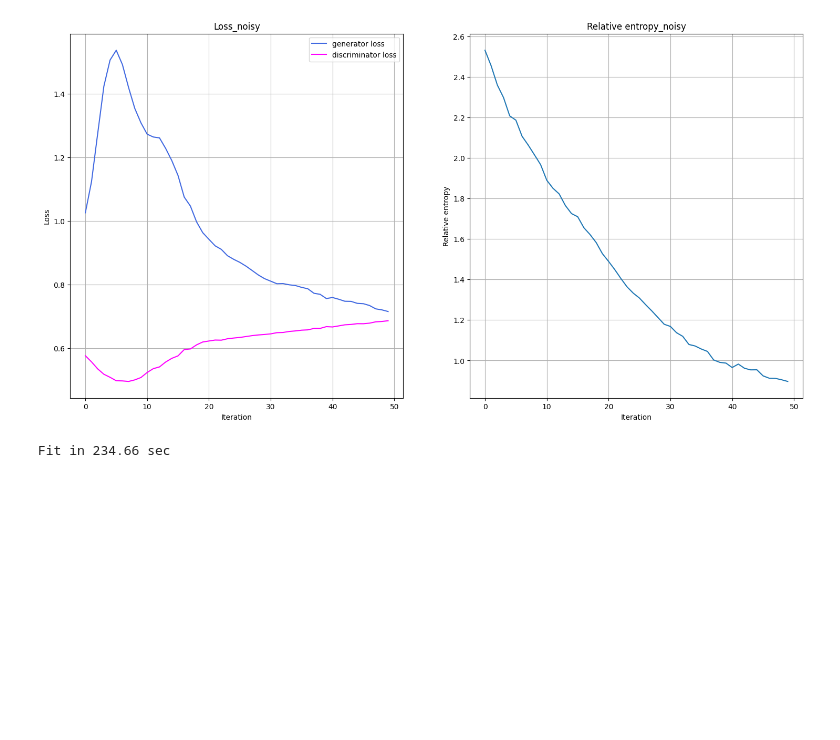
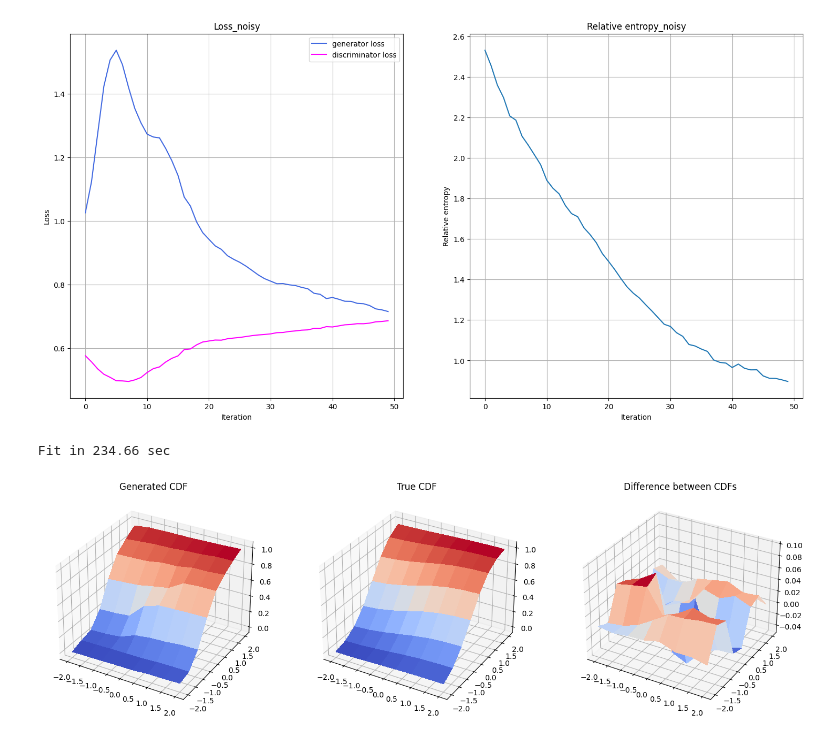
Before and after one commit to bathaee/QGAN-EQ-GAN, a Jupyter notebook: Noisy_quantum_classic_GAN.ipynb, the cells around one changed output. Saved outputs shown, nothing was run; the diff lists cells and outputs as text; code cells hidden in the pictures; blank space fills up the shorter version.

```diff
--- a/Noisy_quantum_classic_GAN.ipynb
+++ b/Noisy_quantum_classic_GAN.ipynb
@@ -545,3 +545,40 @@ print(f"Fit in {elapsed:0.2f} sec")
 # %% [output]
 [figure]
 Fit in 234.66 sec
+# %%
+#Results: Cumulative Density Functions
+
+with torch.no_grad():
+    generated_probabilities = generator().numpy()
+
+with torch.no_grad():
+    generated_probabilities_noise = generator_noise().numpy()
+# %%
+fig = plt.figure(figsize=(18, 9))
+
+# Generated CDF
+gen_prob_grid = np.reshape(np.cumsum(generated_probabilities), grid_shape)
+
+ax1 = fig.add_subplot(1, 3, 1, projection="3d")
+ax1.set_title("Generated CDF")
+ax1.plot_surface(mesh_x, mesh_y, gen_prob_grid, linewidth=0, antialiased=False, cmap=cm.coolwarm)
+ax1.set_zlim(-0.05, 1.05)
+
+# Real CDF
+real_prob_grid = np.reshape(np.cumsum(prob_data), grid_shape)
+
+ax2 = fig.add_subplot(1, 3, 2, projection="3d")
+ax2.set_title("True CDF")
+ax2.plot_surface(mesh_x, mesh_y, real_prob_grid, linewidth=0, antialiased=False, cmap=cm.coolwarm)
+ax2.set_zlim(-0.05, 1.05)
+
+# Difference
+ax3 = fig.add_subplot(1, 3, 3, projection="3d")
+ax3.set_title("Difference between CDFs")
+ax3.plot_surface(
+    mesh_x, mesh_y, real_prob_grid - gen_prob_grid, linewidth=2, antialiased=False, cmap=cm.coolwarm
+)
+ax3.set_zlim(-0.05, 0.1)
+plt.show()
+# %% [output]
+[figure, added]
```
Also changed, not shown: parts of 2 cells of this notebook.
